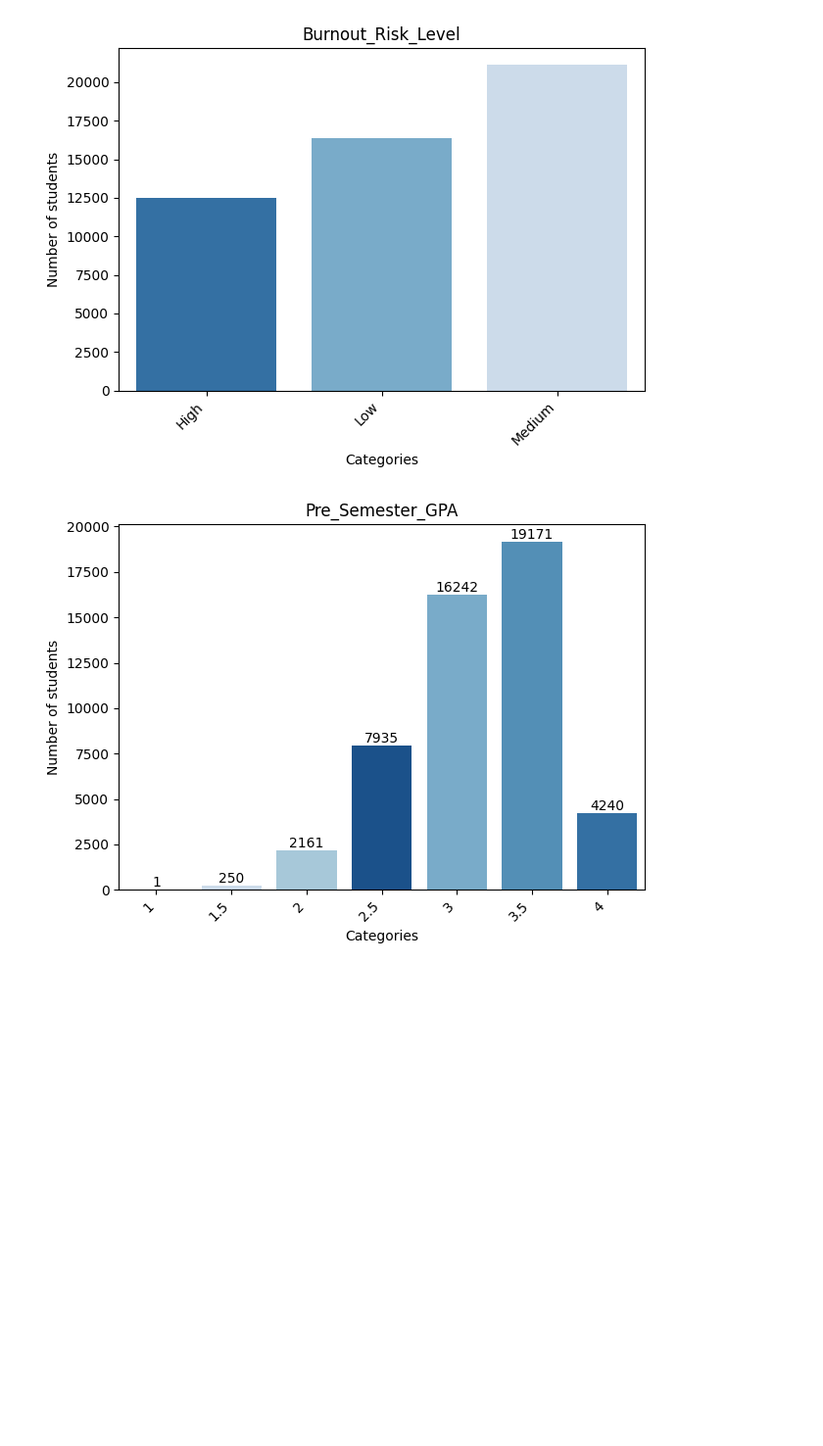
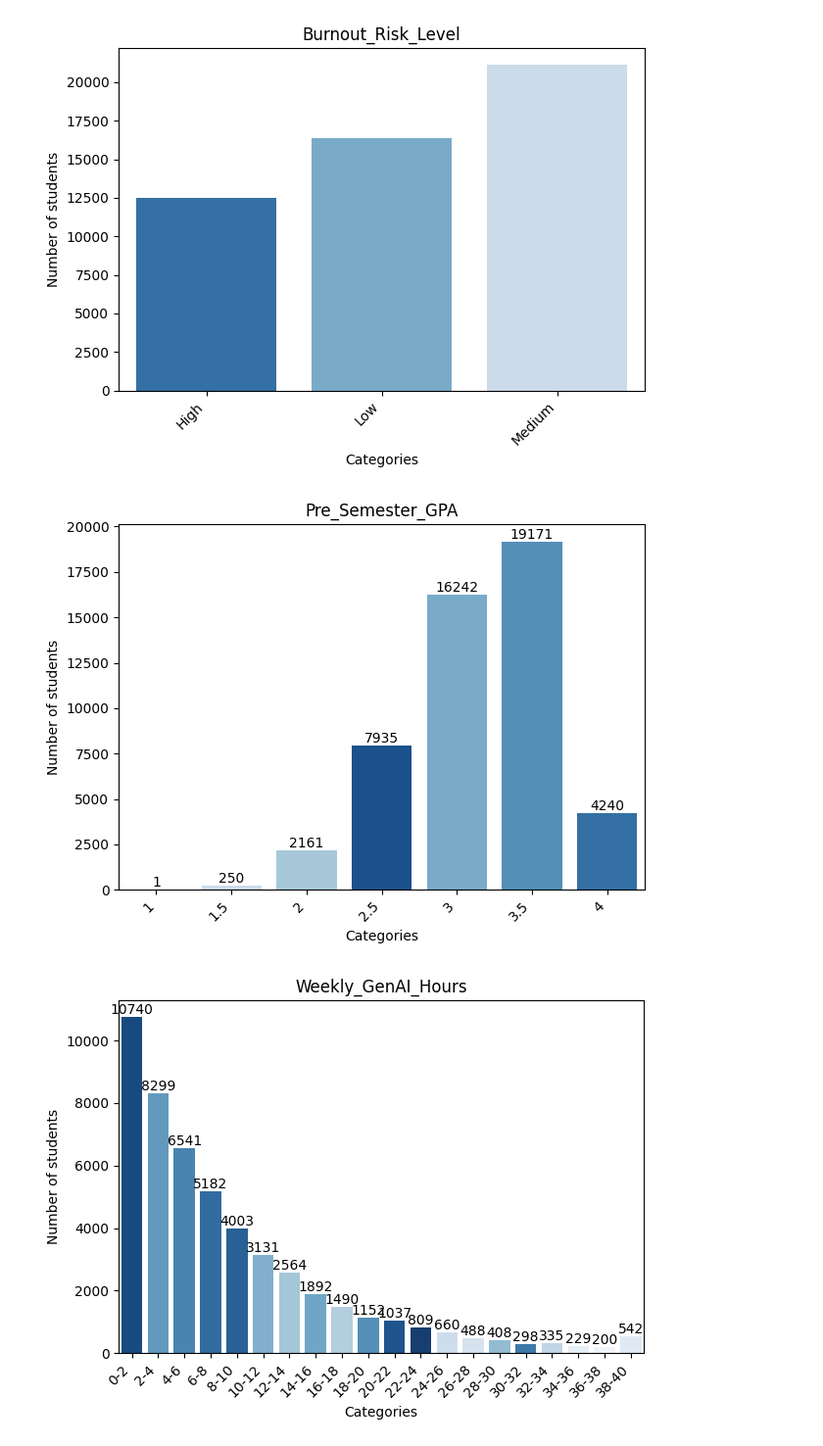
Before and after one commit to vdnfgg/PMN-26L_Projekt, a Jupyter notebook: analiza_danych.ipynb, the cells around one changed output. Shown at 98% size. Saved outputs shown, nothing was run; the diff lists cells and outputs as text; code cells hidden in the pictures; blank space fills up the shorter version.

```diff
--- a/analiza_danych.ipynb
+++ b/analiza_danych.ipynb
@@ -129,30 +129,35 @@ data_illustration1(df)
 # %%
 # Ilustracja danych - które są intem lub floatem
 def data_illustration2(df):
-    column_names= ["Pre_Semester_GPA", "Post_Semester_GPA"]
-    for column in [column_names[0]]:
+    column_names= ["Pre_Semester_GPA","Weekly_GenAI_Hours", "Tool_Diversity", "Post_Semester_GPA"]
+    for column in column_names:
         # Ocena na początku semestru - dane są w floatach w zakresie (1.00 - 4.00)
-        if column == "Pre_Semester_GPA":
-            grades = ["1", "1.5", "2", "2.5", "3", "3.5", "4"]    # grupowanie ocen według nowej skali
+        df_copy = df.copy()
+        if column == "Pre_Semester_GPA" or column == "Post_Semester_GPA":
+            groups = ["1", "1.5", "2", "2.5", "3", "3.5", "4"]    # grupowanie ocen według nowej skali
             limits = [1.0, 1.25, 1.75, 2.25, 2.75, 3.25, 3.75, 4.0]
 
-            df_copy = df.copy()
-            df_copy[column] = pd.cut(df_copy[column], bins=limits, labels=grades).astype(str)
-            ax = sns.countplot(x=column, data=df_copy, hue=column, palette="Blues_r", legend=False, order=grades)
+        if column == "Weekly_GenAI_Hours":
+            groups = ["{}-{}".format(i, i+2) for i in range(0, 39, 2)]
+            limits = [i for i in range(0, 42, 2)]
 
-            # wyświetlanie etykiet
-            for container in ax.containers:
-                ax.bar_label(container)
+        df_copy[column] = pd.cut(df_copy[column], bins=limits, labels=groups, include_lowest=True).astype(str)
+        ax = sns.countplot(x=column, data=df_copy, hue=column, palette="Blues_r", legend=False, order=groups)
+
+        # wyświetlanie etykiet
+        for container in ax.containers:
+            ax.bar_label(container)
 
         plt.title(column)
         plt.xlabel("Categories")
         plt.xticks(rotation=45, ha='right')
 
         plt.ylabel("Number of students")
         plt.tight_layout()
         plt.show()
 
 
 data_illustration2(df)
 # %% [output]
 [figure]
+[figure, added]
```
Also changed, not shown: parts of 1 cell of this notebook.
